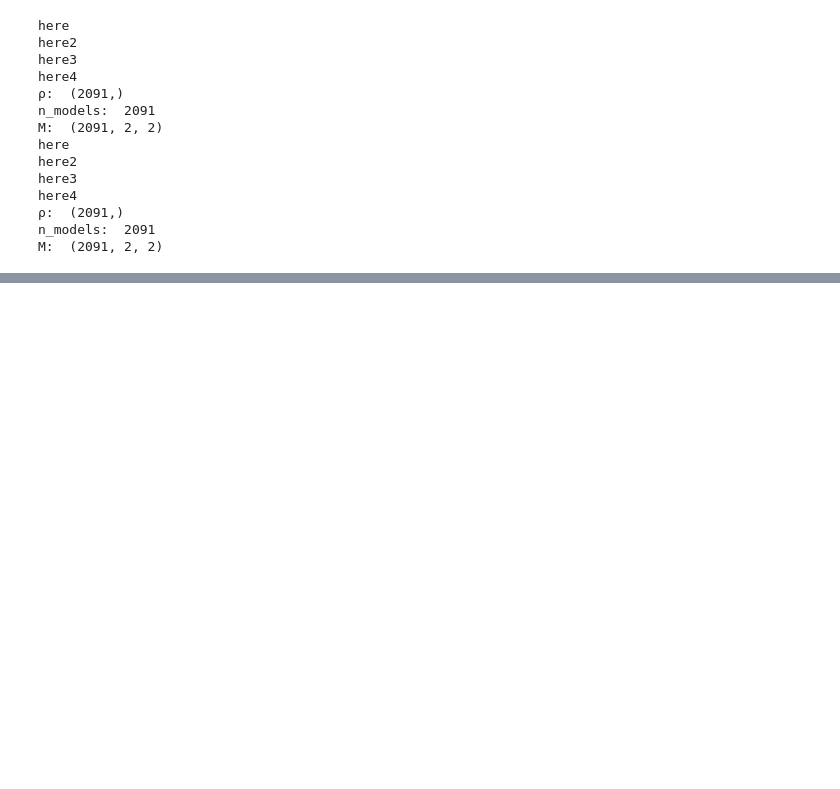
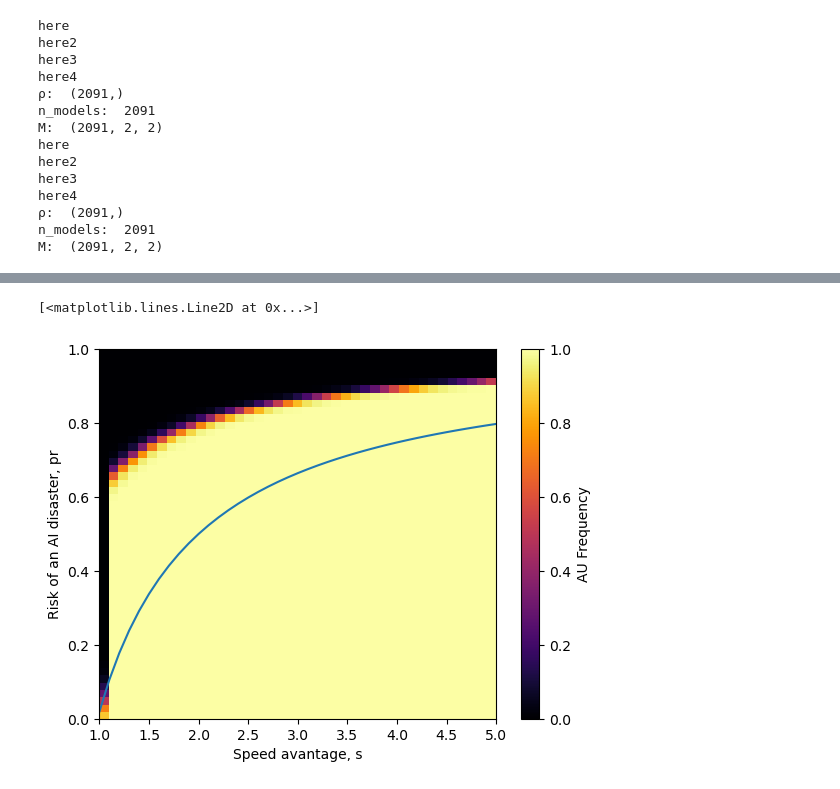
Before and after one commit to PaoloBova/gh-pages-example, a Jupyter notebook: nbs/Analysis/13_public_threat.ipynb, the cells around one changed output, grey strips where cells are left out. Cells and saved outputs as stored; diff of their text form; code cells hidden in the pictures; blank space fills up the shorter version.

```diff
--- a/nbs/Analysis/13_public_threat.ipynb
+++ b/nbs/Analysis/13_public_threat.ipynb
@@ -157,24 +199,29 @@ models['pfo'] = 0 # We need this parameter to calculate some analytical boundari
 # %%
 models_baseline = {**models,
                    **build_reg_market(pfo_h=0.8,
-                                      g=1.4,
-                                      incentive_mix=1,
                                       phi_h=1,
                                       phi2_h=1,
                                       β = 0.02, # np.arange(0.01, 0.1, 0.01)
-                                      strategy_set=["1","2"],
+                                      strategy_set=["AS","AU"],
                                       )
                    }
-models_baseline['β'] = {"S1": models_baseline['β'],
-                        "S2": models_baseline['β']*10}
+models_baseline['β'] = {"S1": models_baseline['β']}
 models_baseline['severity'] = 1
+models_baseline['decisiveness'] = 100
 models_baseline['n_models'] = models_baseline['s'].shape[0]
 # Optionally, we can choose to scale the regulator's impact by the speed advantage.
+ones = models_baseline['s']**0
 models_baseline['phi_h'] = models_baseline['phi_h']  / models_baseline['s']
 models_baseline['phi2_h'] = models_baseline['phi2_h'] / models_baseline['s']
+models_baseline['theta_h'] = ones  / models_baseline['s']
+models_baseline['theta2_h'] = ones / models_baseline['s']
+models_baseline['gamma_h'] = ones * 0
+models_baseline['gamma2_h'] = ones * 0
 results_baseline = thread_macro({**models_baseline,
                                  "sd-method": "quantecon",
                                  },
+                                payoffs_sr,
+                                threshold_society_prefers_safety_dsair,
                                 create_profiles,
                                 apply_profile_filters,
                                 build_payoffs,
@@ -218,0 +266,18 @@ df_baseline
+# %%
+df = df_baseline
+# %%
+#| echo:false
+table = df.pivot_table(index='pr', columns='s', values='AU_frequency')
+plot_heatmap(table,
+             xlabel='Speed avantage, s',
+             ylabel='Risk of an AI disaster, pr',
+             zlabel='AU Frequency',
+             cmap='inferno',
+            )
+
+# Add threshold boundaries to convey dilemma region
+plt.plot(table.columns, df[df.pr==1]['threshold_society_prefers_safety'])
+# plt.plot(table.columns, df[df.pr==1]['threshold_risk_dominant_safety']);
+# %% [output]
+[<matplotlib.lines.Line2D at 0x...>]
+[figure, added]
```
Also changed, not shown: parts of 2 cells of this notebook.
